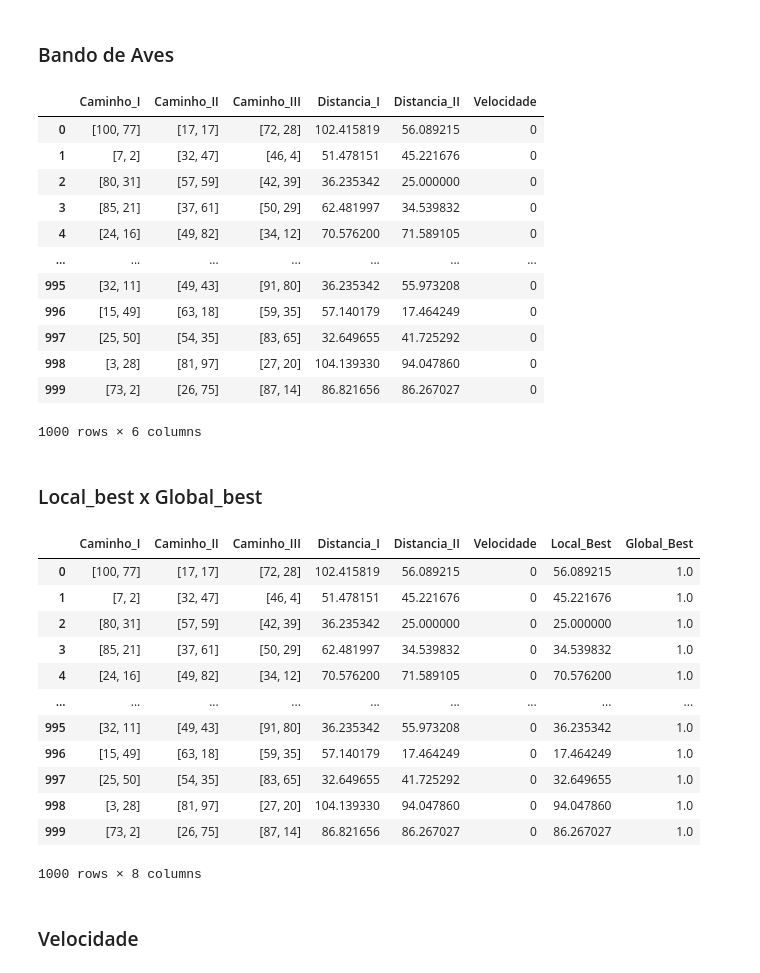
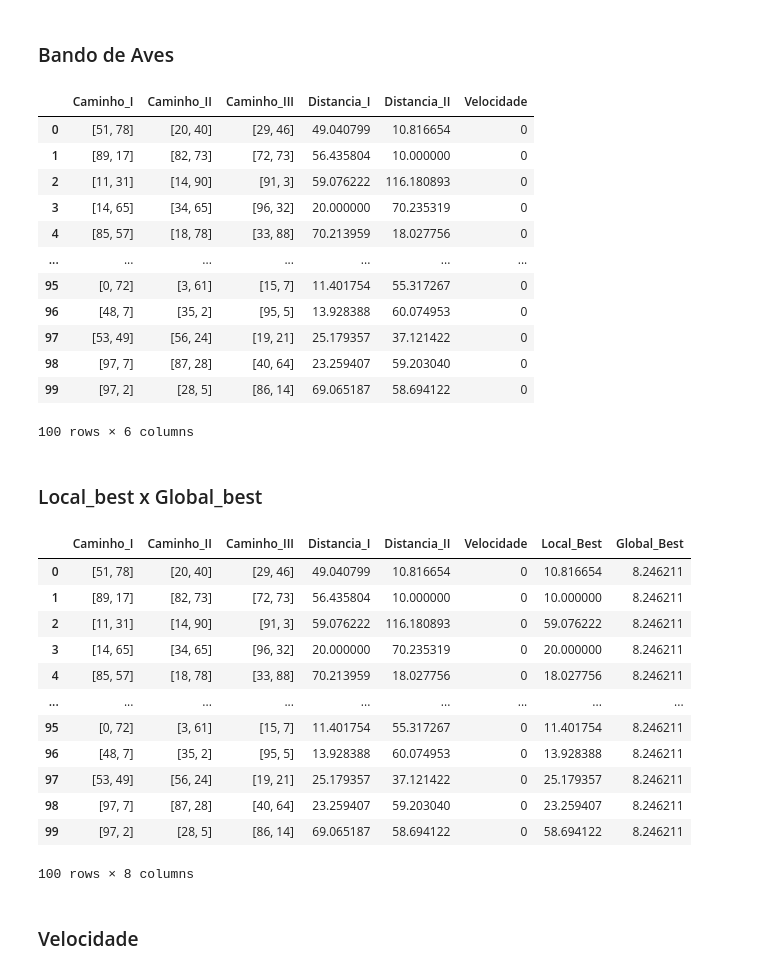
Before and after one commit to KepryDeSousa/Inteligencia-Computacional-I, a Jupyter notebook: Relatorio_II_PSO.ipynb, the cells around one changed output. Drawn from its saved outputs; the diff is of its cells as text; code cells hidden in the pictures.

```diff
--- a/Relatorio_II_PSO.ipynb
+++ b/Relatorio_II_PSO.ipynb
@@ -131,23 +131,23 @@ class Bando():
 
     return data
 # %%
-b = Bando(1000,0,100)
+b = Bando(100,0,100)
 c = b.Revoada()
 c
 # %% [output]
 |  | Caminho_I | Caminho_II | Caminho_III | Distancia_I | Distancia_II | Velocidade |
-| 0 | [100, 77] | [17, 17] | [72, 28] | 102.415819 | 56.089215 | 0 |
-| 1 | [7, 2] | [32, 47] | [46, 4] | 51.478151 | 45.221676 | 0 |
-| 2 | [80, 31] | [57, 59] | [42, 39] | 36.235342 | 25.000000 | 0 |
-| 3 | [85, 21] | [37, 61] | [50, 29] | 62.481997 | 34.539832 | 0 |
-| 4 | [24, 16] | [49, 82] | [34, 12] | 70.576200 | 71.589105 | 0 |
+| 0 | [51, 78] | [20, 40] | [29, 46] | 49.040799 | 10.816654 | 0 |
+| 1 | [89, 17] | [82, 73] | [72, 73] | 56.435804 | 10.000000 | 0 |
+| 2 | [11, 31] | [14, 90] | [91, 3] | 59.076222 | 116.180893 | 0 |
+| 3 | [14, 65] | [34, 65] | [96, 32] | 20.000000 | 70.235319 | 0 |
+| 4 | [85, 57] | [18, 78] | [33, 88] | 70.213959 | 18.027756 | 0 |
 | ... | ... | ... | ... | ... | ... | ... |
-| 995 | [32, 11] | [49, 43] | [91, 80] | 36.235342 | 55.973208 | 0 |
-| 996 | [15, 49] | [63, 18] | [59, 35] | 57.140179 | 17.464249 | 0 |
-| 997 | [25, 50] | [54, 35] | [83, 65] | 32.649655 | 41.725292 | 0 |
-| 998 | [3, 28] | [81, 97] | [27, 20] | 104.139330 | 94.047860 | 0 |
-| 999 | [73, 2] | [26, 75] | [87, 14] | 86.821656 | 86.267027 | 0 |
+| 95 | [0, 72] | [3, 61] | [15, 7] | 11.401754 | 55.317267 | 0 |
+| 96 | [48, 7] | [35, 2] | [95, 5] | 13.928388 | 60.074953 | 0 |
+| 97 | [53, 49] | [56, 24] | [19, 21] | 25.179357 | 37.121422 | 0 |
+| 98 | [97, 7] | [87, 28] | [40, 64] | 23.259407 | 59.203040 | 0 |
+| 99 | [97, 2] | [28, 5] | [86, 14] | 69.065187 | 58.694122 | 0 |
-1000 rows × 6 columns
+100 rows × 6 columns
 # %% [markdown]
 ### Local_best x Global_best
 # %%
@@ -178,18 +178,18 @@ L = Loc.Local_Best_Global()
 L
 # %% [output]
 |  | Caminho_I | Caminho_II | Caminho_III | Distancia_I | Distancia_II | Velocidade | Local_Best | Global_Best |
-| 0 | [100, 77] | [17, 17] | [72, 28] | 102.415819 | 56.089215 | 0 | 56.089215 | 1.0 |
-| 1 | [7, 2] | [32, 47] | [46, 4] | 51.478151 | 45.221676 | 0 | 45.221676 | 1.0 |
-| 2 | [80, 31] | [57, 59] | [42, 39] | 36.235342 | 25.000000 | 0 | 25.000000 | 1.0 |
-| 3 | [85, 21] | [37, 61] | [50, 29] | 62.481997 | 34.539832 | 0 | 34.539832 | 1.0 |
-| 4 | [24, 16] | [49, 82] | [34, 12] | 70.576200 | 71.589105 | 0 | 70.576200 | 1.0 |
+| 0 | [51, 78] | [20, 40] | [29, 46] | 49.040799 | 10.816654 | 0 | 10.816654 | 8.246211 |
+| 1 | [89, 17] | [82, 73] | [72, 73] | 56.435804 | 10.000000 | 0 | 10.000000 | 8.246211 |
+| 2 | [11, 31] | [14, 90] | [91, 3] | 59.076222 | 116.180893 | 0 | 59.076222 | 8.246211 |
+| 3 | [14, 65] | [34, 65] | [96, 32] | 20.000000 | 70.235319 | 0 | 20.000000 | 8.246211 |
+| 4 | [85, 57] | [18, 78] | [33, 88] | 70.213959 | 18.027756 | 0 | 18.027756 | 8.246211 |
 | ... | ... | ... | ... | ... | ... | ... | ... | ... |
-| 995 | [32, 11] | [49, 43] | [91, 80] | 36.235342 | 55.973208 | 0 | 36.235342 | 1.0 |
-| 996 | [15, 49] | [63, 18] | [59, 35] | 57.140179 | 17.464249 | 0 | 17.464249 | 1.0 |
-| 997 | [25, 50] | [54, 35] | [83, 65] | 32.649655 | 41.725292 | 0 | 32.649655 | 1.0 |
-| 998 | [3, 28] | [81, 97] | [27, 20] | 104.139330 | 94.047860 | 0 | 94.047860 | 1.0 |
-| 999 | [73, 2] | [26, 75] | [87, 14] | 86.821656 | 86.267027 | 0 | 86.267027 | 1.0 |
+| 95 | [0, 72] | [3, 61] | [15, 7] | 11.401754 | 55.317267 | 0 | 11.401754 | 8.246211 |
+| 96 | [48, 7] | [35, 2] | [95, 5] | 13.928388 | 60.074953 | 0 | 13.928388 | 8.246211 |
+| 97 | [53, 49] | [56, 24] | [19, 21] | 25.179357 | 37.121422 | 0 | 25.179357 | 8.246211 |
+| 98 | [97, 7] | [87, 28] | [40, 64] | 23.259407 | 59.203040 | 0 | 23.259407 | 8.246211 |
+| 99 | [97, 2] | [28, 5] | [86, 14] | 69.065187 | 58.694122 | 0 | 58.694122 | 8.246211 |
-1000 rows × 8 columns
+100 rows × 8 columns
 # %% [markdown]
 ### Velocidade
 # %%
```
Also changed, not shown: parts of 12 cells of this notebook.
